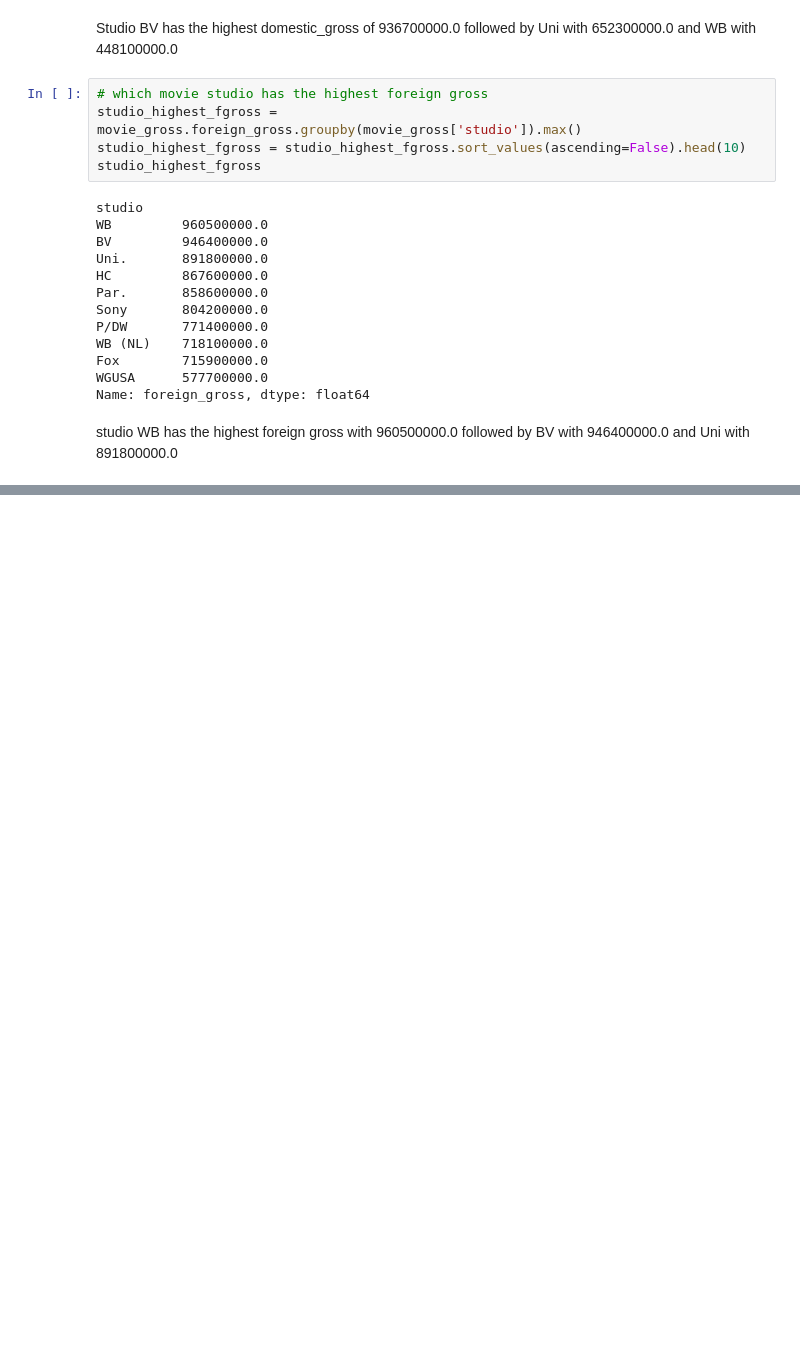
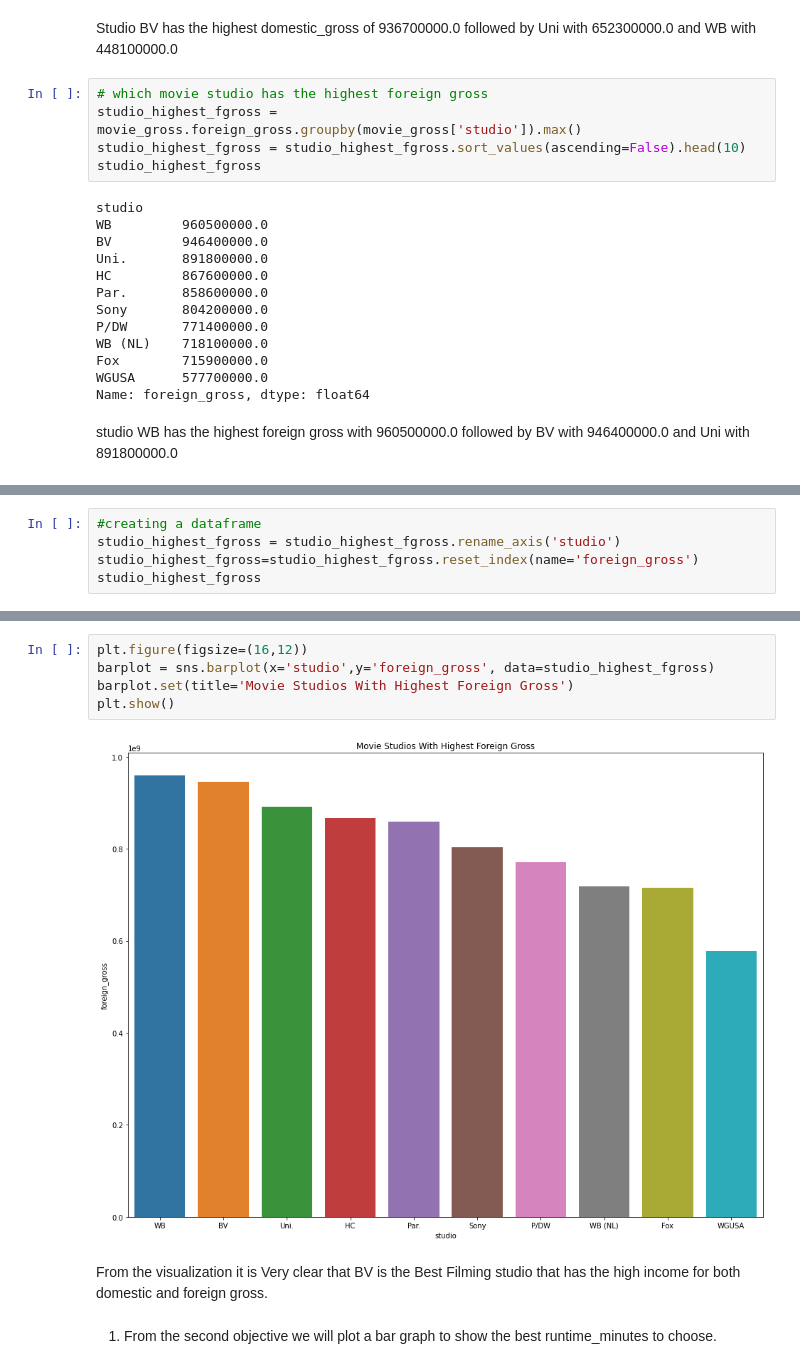
Before and after one commit to kamaupaul/Phase1_project, a Jupyter notebook: student.ipynb, the cells around one changed output, grey strips where cells are left out. Drawn from its saved outputs; the diff is of its cells as text; blank space fills up the shorter version.

```diff
--- a/student.ipynb
+++ b/student.ipynb
@@ -766,0 +818,5 @@ Name: numvotes, dtype: int64
+# %%
+#creating a dataframe
+studio_highest_fgross = studio_highest_fgross.rename_axis('studio')
+studio_highest_fgross=studio_highest_fgross.reset_index(name='foreign_gross')
+studio_highest_fgross
@@ -766,0 +835,12 @@ Name: numvotes, dtype: int64
+# %%
+plt.figure(figsize=(16,12))
+barplot = sns.barplot(x='studio',y='foreign_gross', data=studio_highest_fgross)
+barplot.set(title='Movie Studios With Highest Foreign Gross')
+plt.show()
+# %% [output]
+[figure, added]
+# %% [markdown]
+From the visualization it is Very clear that BV is the Best Filming studio that has the high income
+for both domestic and foreign gross.
+# %% [markdown]
+1. From the second objective we will plot a bar graph to show the best runtime_minutes to choose.
```
Also changed, not shown: parts of 72 cells of this notebook.
